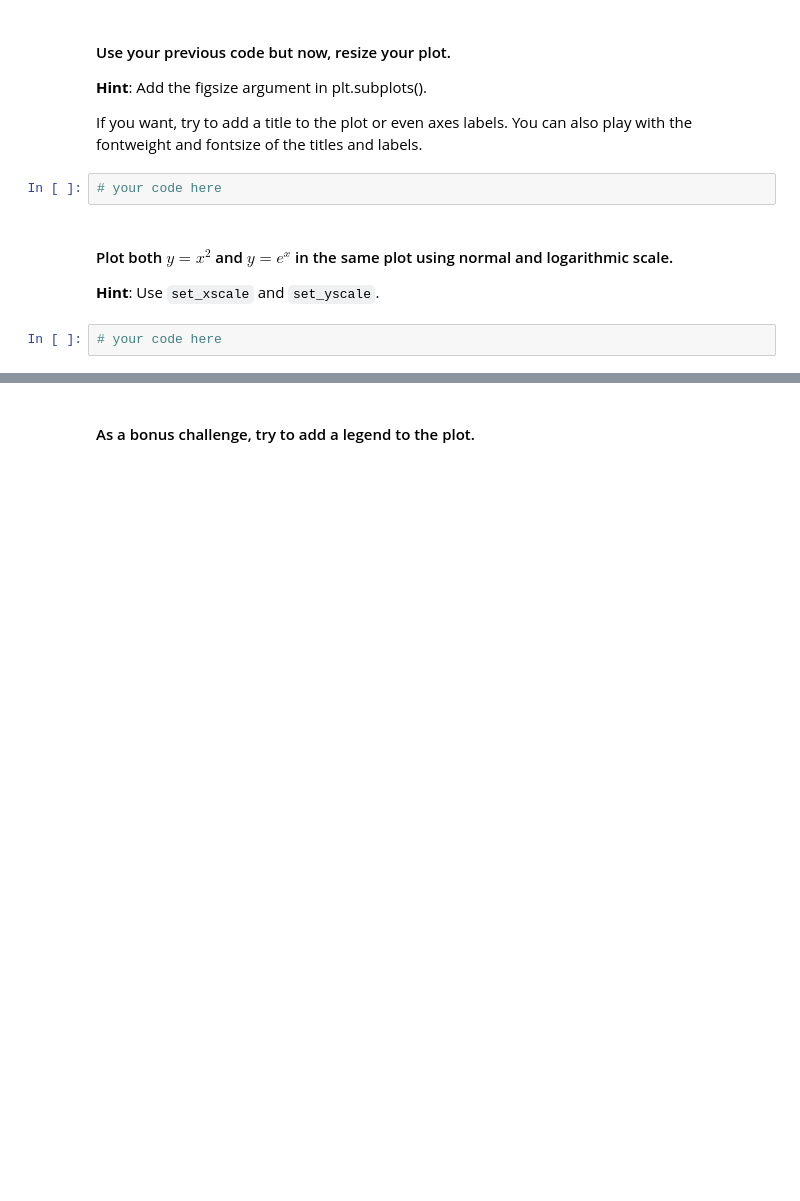
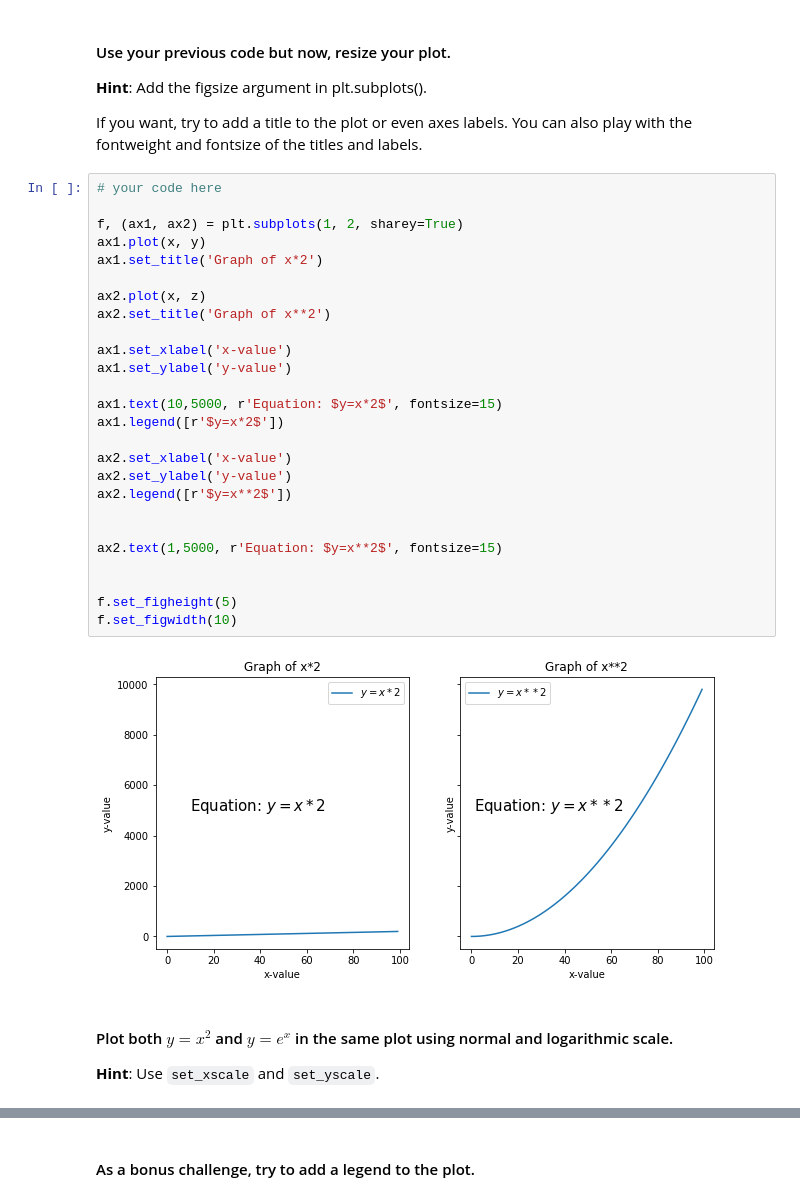
Before and after one commit to ta-datapt-bcn/lab-matplotlib-seaborn, a Jupyter notebook: your-code/main.ipynb, the cells around one changed output, grey strips where cells are left out. Saved outputs shown, nothing was run; the diff lists cells and outputs as text; blank space fills up the shorter version.

```diff
--- a/your-code/main.ipynb
+++ b/your-code/main.ipynb
@@ -34,10 +53,34 @@ Also, play around with the linewidth and style. Use the ones you're most happy w
 **Hint**: Add the figsize argument in plt.subplots().
 
 If you want, try to add a title to the plot or even axes labels. You can also play with the fontweight and fontsize of the titles and labels.
-# %%
-# your code here
+# %%
+# your code here
+
+f, (ax1, ax2) = plt.subplots(1, 2, sharey=True)
+ax1.plot(x, y)
+ax1.set_title('Graph of x*2')
+
+ax2.plot(x, z)
+ax2.set_title('Graph of x**2')
+
+ax1.set_xlabel('x-value')
+ax1.set_ylabel('y-value')
+
+ax1.text(10,5000, r'Equation: $y=x*2$', fontsize=15)
+ax1.legend([r'$y=x*2$'])
+
+ax2.set_xlabel('x-value')
+ax2.set_ylabel('y-value')
+ax2.legend([r'$y=x**2$'])
+
+
+ax2.text(1,5000, r'Equation: $y=x**2$', fontsize=15)
+
+
+f.set_figheight(5)
+f.set_figwidth(10)
+# %% [output]
+[figure, added]
 # %% [markdown]
 #### Plot both $y=x^2$ and $y=e^x$ in the same plot using normal and logarithmic scale.
 **Hint**: Use `set_xscale` and `set_yscale`.
-# %%
-# your code here
```
Also changed, not shown: parts of 14 cells of this notebook, 1 other file.
